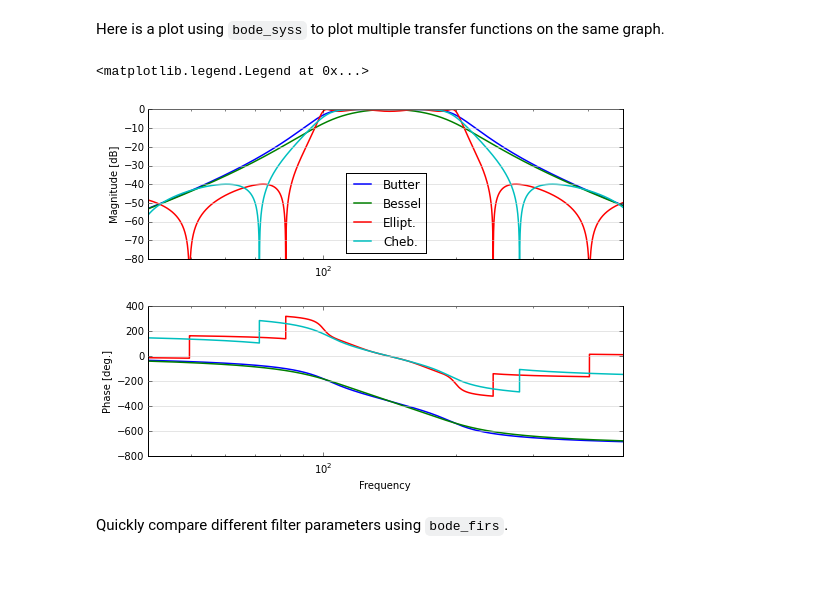
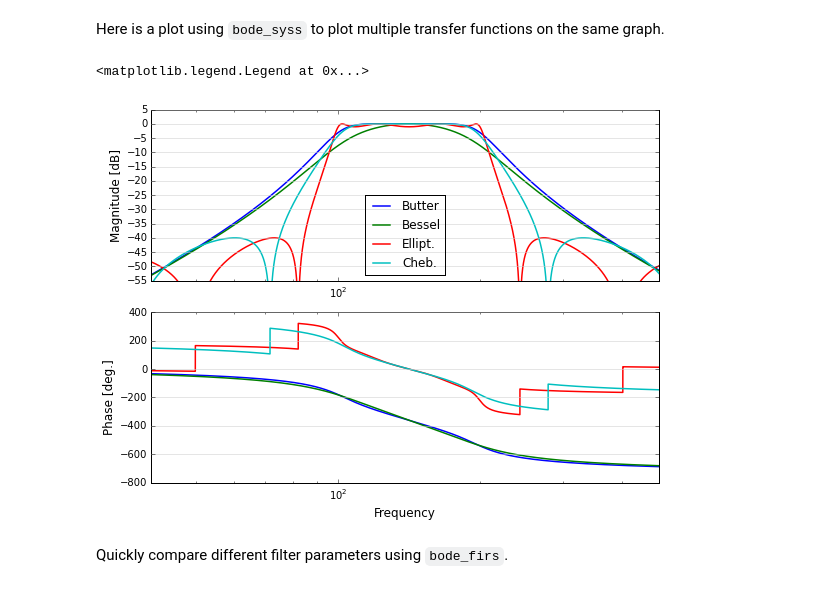
Before and after one commit to ryanpdwyer/sigutils, a Jupyter notebook: examples/Sigutils Example.ipynb, the cells around one changed output. Drawn from its saved outputs; the diff is of its cells as text; code cells hidden in the pictures.

```diff
--- a/examples/Sigutils Example.ipynb
+++ b/examples/Sigutils Example.ipynb
@@ -22,13 +22,13 @@ Here is a plot using `bode_syss` to plot multiple transfer functions on the same
 # %%
 butter = signal.butter(4, [100*2*np.pi, 200*2*np.pi], analog=True, btype='bandpass')
 bessel = signal.bessel(4, [100*2*np.pi, 200*2*np.pi], analog=True, btype='bandpass')
 ellip  =  signal.ellip(4, 1, 40, [100*2*np.pi, 200*2*np.pi], analog=True, btype='bandpass')
 cheb2  = signal.cheby2(4, 40, [100*2*np.pi*0.75, 200*2*np.pi/0.75], analog=True, btype='bandpass')
-fig, (ax1, ax2) = sigutils.bode_syss((butter, bessel, ellip, cheb2), xlim=(40, 480), mag_lim=(-80, 0, 10),)
+fig, (ax1, ax2) = sigutils.bode_syss((butter, bessel, ellip, cheb2), xlim=(40, 480), mag_lim=(-55, 5, 5),)
 ax1.legend(['Butter', 'Bessel', 'Ellipt.', 'Cheb.'], loc='lower center')
 # %% [output]
 <matplotlib.legend.Legend at 0x...>
-[figure, old version]
+[figure, new version]
 # %% [markdown]
 Quickly compare different filter parameters using `bode_firs`.
 # %%
```
Also changed, not shown: parts of 10 cells of this notebook, 4 other files.
